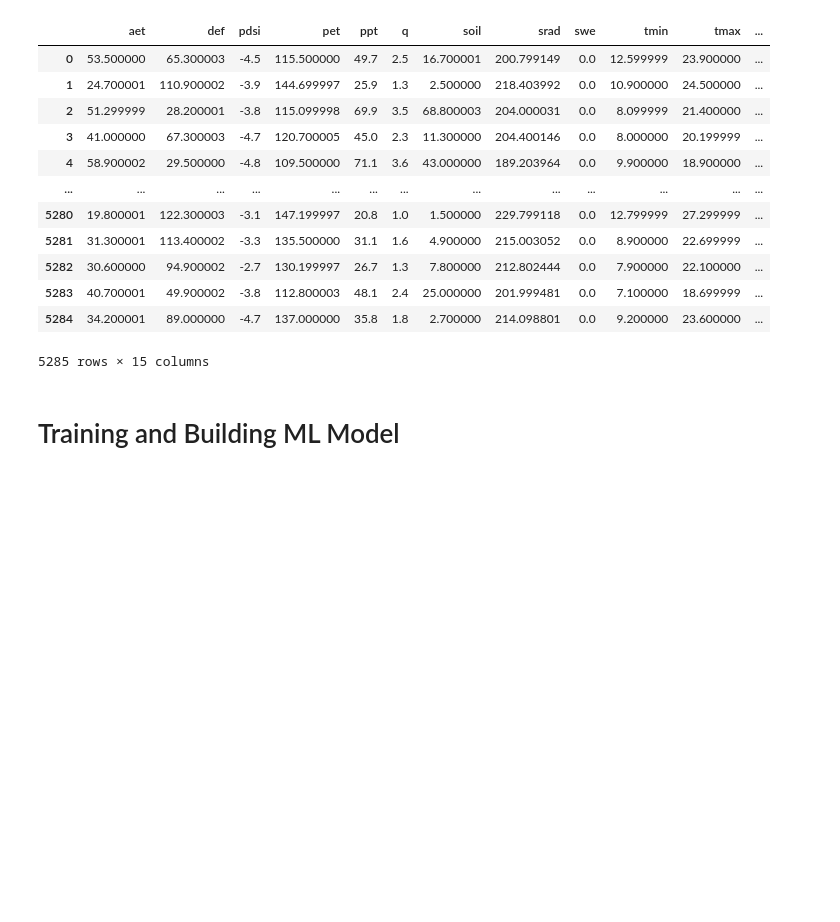
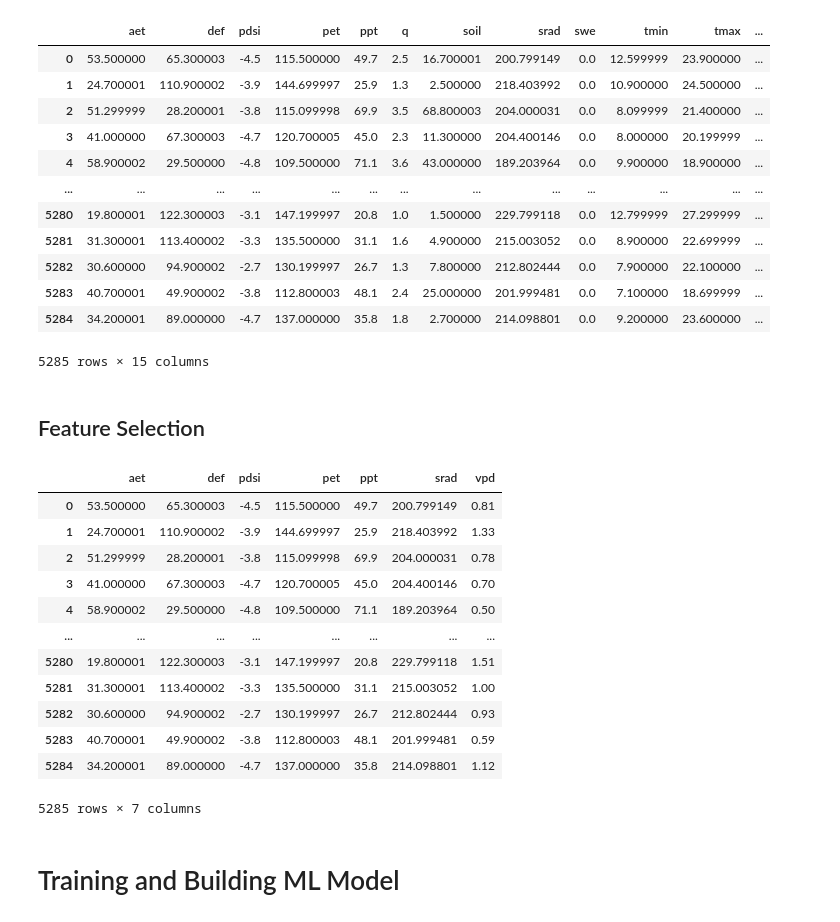
Before and after one commit to d47kumar/Biodiversity-Challenge, a Jupyter notebook: model.ipynb, the cells around one changed output. Drawn from its saved outputs; the diff is of its cells as text; code cells hidden in the pictures; blank space fills up the shorter version.

```diff
--- a/model.ipynb
+++ b/model.ipynb
@@ -350,6 +350,45 @@ model_data
 | 5283 | 40.700001 | 49.900002 | -3.8 | 112.800003 | 48.1 | 2.4 | 25.000000 | 201.999481 | 0.0 | 7.100000 | 18.699999 | ... |
 | 5284 | 34.200001 | 89.000000 | -4.7 | 137.000000 | 35.8 | 1.8 | 2.700000 | 214.098801 | 0.0 | 9.200000 | 23.600000 | ... |
 5285 rows × 15 columns
+# %% [markdown]
+## Feature Selection
+# %%
+from sklearn.feature_selection import SelectKBest, f_classif
+
+# Extract the target
+pred = model_data["Occurrence Status"]
+
+# Drop the target column from the features
+features = model_data.drop(columns=["Occurrence Status"])
+
+# Initialize and fit the selector
+selector = SelectKBest(f_classif, k=7)
+features_new = selector.fit_transform(features, pred)
+
+# Get the mask of selected features
+mask = selector.get_support()
+
+# Get the names of the selected features
+selected_features = features.columns[mask]
+
+# Create a DataFrame with the selected features and their original names
+feature_pd = pd.DataFrame(features_new, columns=selected_features)
+
+feature_pd
+# %% [output]
+|  | aet | def | pdsi | pet | ppt | srad | vpd |
+| 0 | 53.500000 | 65.300003 | -4.5 | 115.500000 | 49.7 | 200.799149 | 0.81 |
+| 1 | 24.700001 | 110.900002 | -3.9 | 144.699997 | 25.9 | 218.403992 | 1.33 |
+| 2 | 51.299999 | 28.200001 | -3.8 | 115.099998 | 69.9 | 204.000031 | 0.78 |
+| 3 | 41.000000 | 67.300003 | -4.7 | 120.700005 | 45.0 | 204.400146 | 0.70 |
+| 4 | 58.900002 | 29.500000 | -4.8 | 109.500000 | 71.1 | 189.203964 | 0.50 |
+| ... | ... | ... | ... | ... | ... | ... | ... |
+| 5280 | 19.800001 | 122.300003 | -3.1 | 147.199997 | 20.8 | 229.799118 | 1.51 |
+| 5281 | 31.300001 | 113.400002 | -3.3 | 135.500000 | 31.1 | 215.003052 | 1.00 |
+| 5282 | 30.600000 | 94.900002 | -2.7 | 130.199997 | 26.7 | 212.802444 | 0.93 |
+| 5283 | 40.700001 | 49.900002 | -3.8 | 112.800003 | 48.1 | 201.999481 | 0.59 |
+| 5284 | 34.200001 | 89.000000 | -4.7 | 137.000000 | 35.8 | 214.098801 | 1.12 |
+5285 rows × 7 columns
 # %% [markdown]
 # Training and Building ML Model
 # %% [markdown]
```
Also changed, not shown: parts of 3 cells of this notebook, 1 other file.
